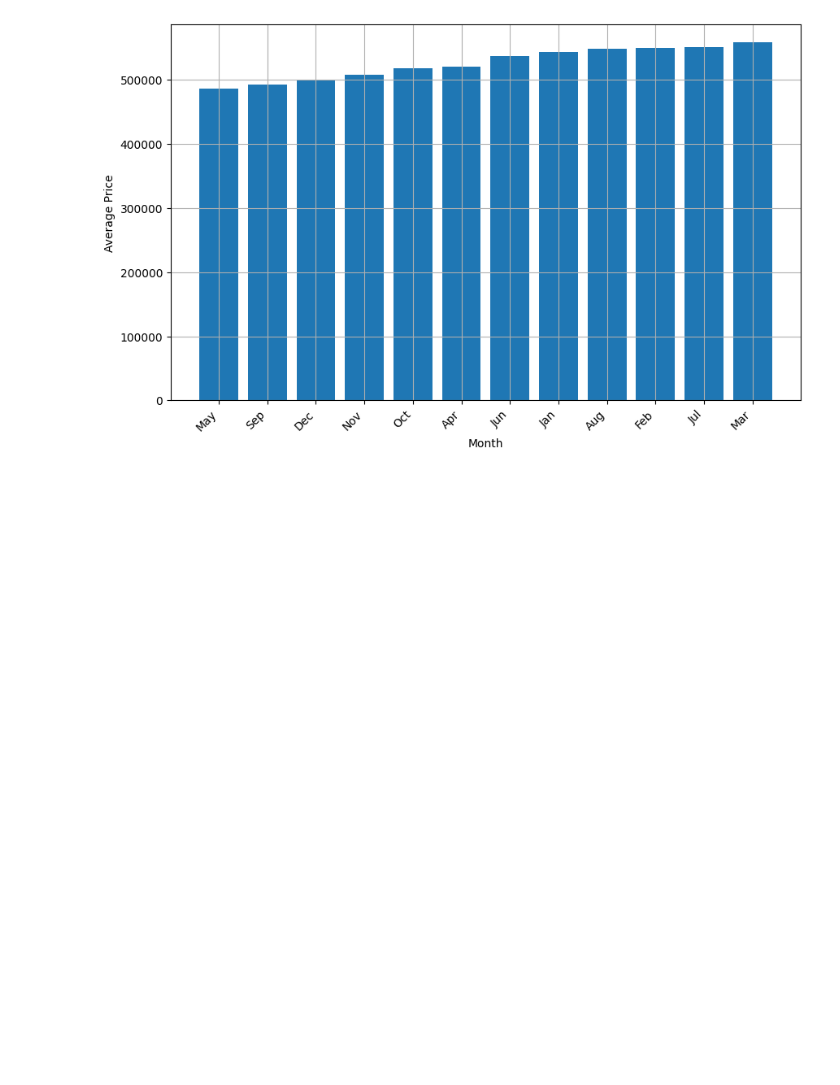
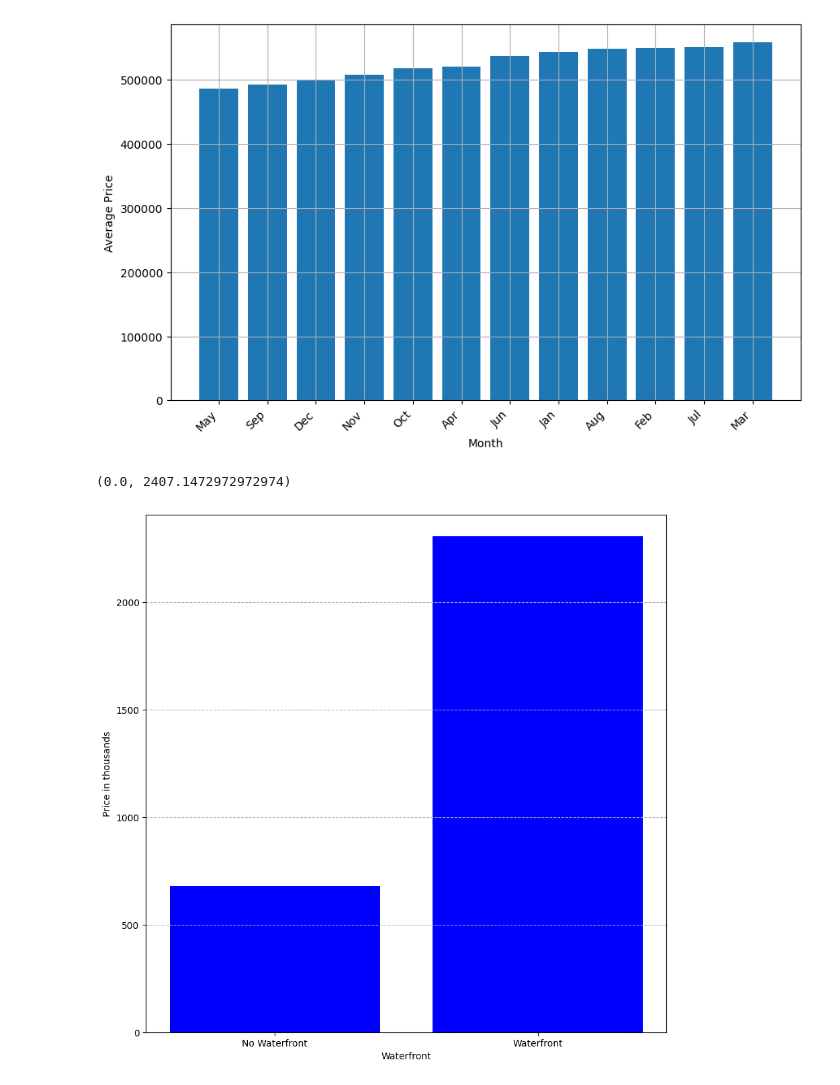
Before and after one commit to Riael42/NS-DS-EDA-Project, a Jupyter notebook: EDA.ipynb, the cells around one changed output. Drawn from its saved outputs; the diff is of its cells as text; code cells hidden in the pictures; blank space fills up the shorter version.

```diff
--- a/EDA.ipynb
+++ b/EDA.ipynb
@@ -430,0 +433,17 @@ plt.show()
+# %%
+#insight 1: waterfront houses are more expensive than non waterfront houses
+i_o_df = scatter_houses.copy()
+i_o_df_waterfront = scatter_houses.groupby("waterfront")
+price_no_waterfront = i_o_df_waterfront["price"].get_group(False)
+price_waterfront = i_o_df_waterfront["price"].get_group(True)
+plt.figure(figsize=(10, 10))
+plt.bar(["No Waterfront", "Waterfront"],
+        [price_no_waterfront.mean() / 1000, price_waterfront.mean() / 1000], color="blue")
+plt.xlabel('Waterfront')
+plt.ylabel('Price in thousands')
+plt.xticks(rotation=0)
+plt.grid(axis='y', linestyle='--')
+plt.ylim(0, (price_waterfront.mean() / 1000 + 100))
+# %% [output]
+(0.0, 2407.1472972972974)
+[figure, added]
```
Also changed, not shown: parts of 5 cells of this notebook.
